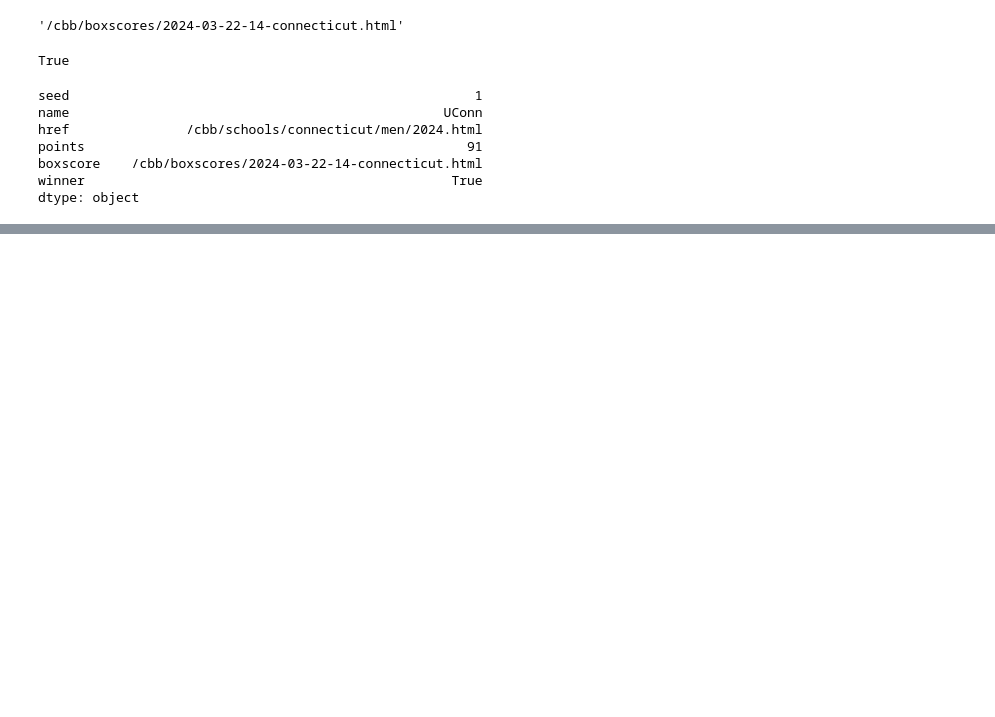
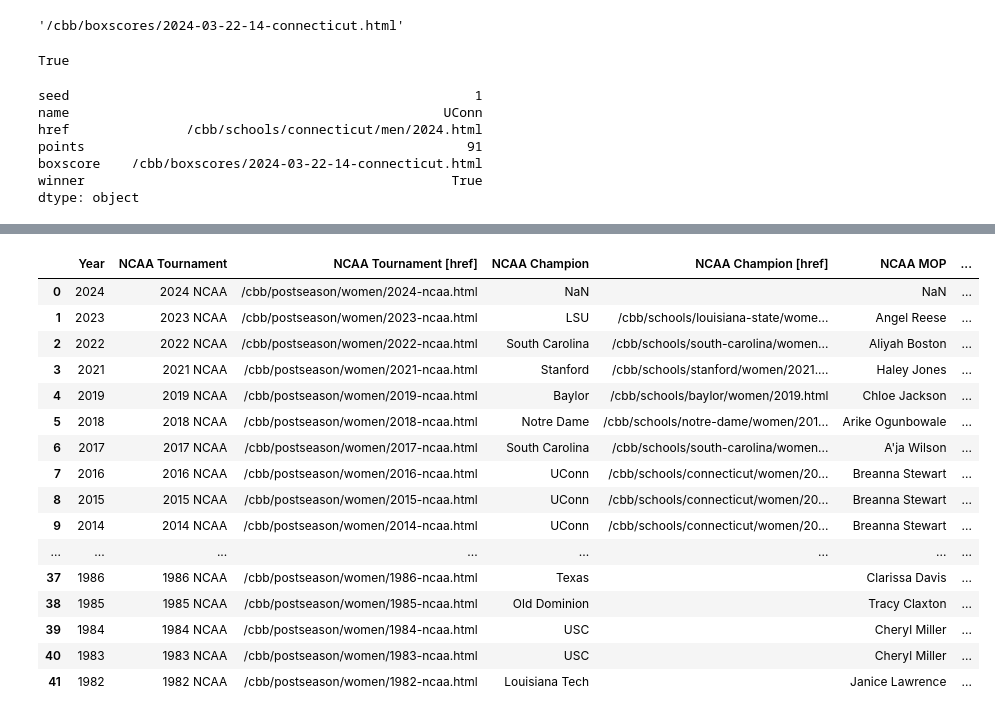
Before and after one commit to JacobLee23/sports-reference, a Jupyter notebook: notebooks/cbb/postseason.ipynb, the cells around one changed output, grey strips where cells are left out. Cells and saved outputs as stored; diff of their text form; code cells hidden in the pictures; blank space fills up the shorter version.

Commit message:
feat/srcbb: update cbb.postseason.NCAATournamentHistory

```diff
--- a/notebooks/cbb/postseason.ipynb
+++ b/notebooks/cbb/postseason.ipynb
@@ -250,0 +253,2 @@ dtype: object
+# %%
+history = postseason.NCAATournamentHistory()
@@ -250,0 +271,20 @@ dtype: object
+# %%
+history.womens
+# %% [output]
+|  | Year | NCAA Tournament | NCAA Tournament [href] | NCAA Champion | NCAA Champion [href] | NCAA MOP | ... |
+| 0 | 2024 | 2024 NCAA | /cbb/postseason/women/2024-ncaa.html | NaN |  | NaN | ... |
+| 1 | 2023 | 2023 NCAA | /cbb/postseason/women/2023-ncaa.html | LSU | /cbb/schools/louisiana-state/wome... | Angel Reese | ... |
+| 2 | 2022 | 2022 NCAA | /cbb/postseason/women/2022-ncaa.html | South Carolina | /cbb/schools/south-carolina/women... | Aliyah Boston | ... |
+| 3 | 2021 | 2021 NCAA | /cbb/postseason/women/2021-ncaa.html | Stanford | /cbb/schools/stanford/women/2021.... | Haley Jones | ... |
+| 4 | 2019 | 2019 NCAA | /cbb/postseason/women/2019-ncaa.html | Baylor | /cbb/schools/baylor/women/2019.html | Chloe Jackson | ... |
+| 5 | 2018 | 2018 NCAA | /cbb/postseason/women/2018-ncaa.html | Notre Dame | /cbb/schools/notre-dame/women/201... | Arike Ogunbowale | ... |
+| 6 | 2017 | 2017 NCAA | /cbb/postseason/women/2017-ncaa.html | South Carolina | /cbb/schools/south-carolina/women... | A'ja Wilson | ... |
+| 7 | 2016 | 2016 NCAA | /cbb/postseason/women/2016-ncaa.html | UConn | /cbb/schools/connecticut/women/20... | Breanna Stewart | ... |
+| 8 | 2015 | 2015 NCAA | /cbb/postseason/women/2015-ncaa.html | UConn | /cbb/schools/connecticut/women/20... | Breanna Stewart | ... |
+| 9 | 2014 | 2014 NCAA | /cbb/postseason/women/2014-ncaa.html | UConn | /cbb/schools/connecticut/women/20... | Breanna Stewart | ... |
+| ... | ... | ... | ... | ... | ... | ... | ... |
+| 37 | 1986 | 1986 NCAA | /cbb/postseason/women/1986-ncaa.html | Texas |  | Clarissa Davis | ... |
+| 38 | 1985 | 1985 NCAA | /cbb/postseason/women/1985-ncaa.html | Old Dominion |  | Tracy Claxton | ... |
+| 39 | 1984 | 1984 NCAA | /cbb/postseason/women/1984-ncaa.html | USC |  | Cheryl Miller | ... |
+| 40 | 1983 | 1983 NCAA | /cbb/postseason/women/1983-ncaa.html | USC |  | Cheryl Miller | ... |
+| 41 | 1982 | 1982 NCAA | /cbb/postseason/women/1982-ncaa.html | Louisiana Tech |  | Janice Lawrence | ... |
```
Also changed, not shown: parts of 2 cells of this notebook, 1 other file.
